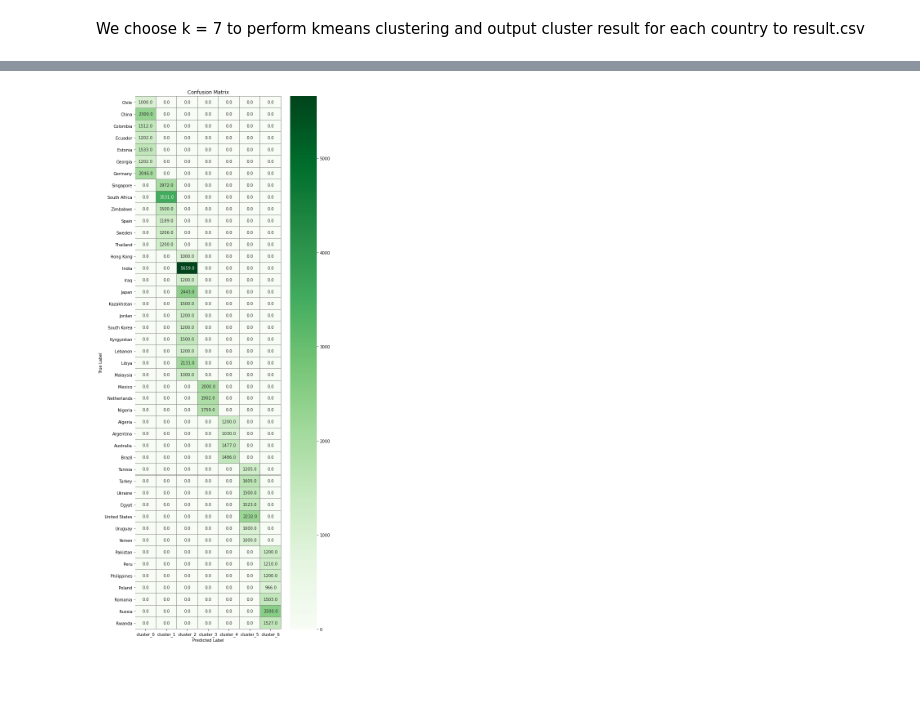
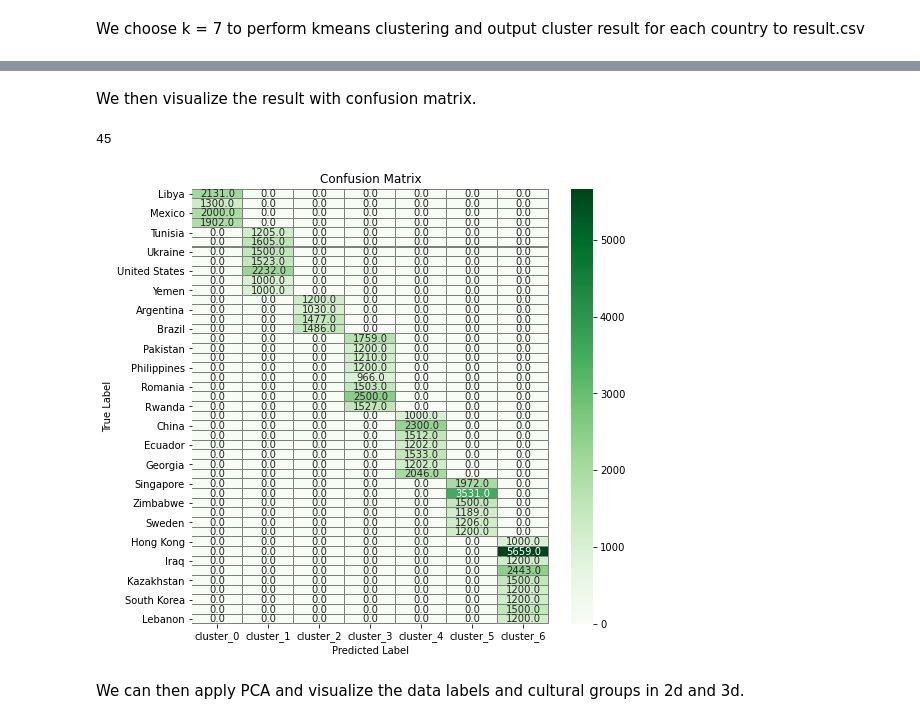
Before and after one commit to The2018/cultural-study, a Jupyter notebook: data cleaning.ipynb, the cells around one changed output, grey strips where cells are left out. Drawn from its saved outputs; the diff is of its cells as text; code cells hidden in the pictures; blank space fills up the shorter version.

```diff
--- a/data cleaning.ipynb
+++ b/data cleaning.ipynb
@@ -363,30 +365,38 @@ country_result.to_csv("../data_set/cultural_data/clean_data/country_result.csv",
+# %% [markdown]
+We then visualize the result with confusion matrix.
 # %%
 import seaborn as sns
 
 conf_index = [country[country["index"] == x]["name"].iloc[0] for x in result["country_label"]]
+conf_index = pd.Series(conf_index).drop_duplicates().tolist()
+print(len(conf_index))
 conf_mtr = pd.DataFrame(columns=["cluster_"+str(x) for x in range(7)],
                        index=conf_index)
 
 for i in range(conf_mtr.shape[1]):
     col = conf_mtr.columns[i]
     country_label = list(result[result["cluster"]==i]["country_label"])
     country_name_label = [country[country["index"] == x]["name"].iloc[0] for x in country_label]
 
     respondents = list(result[result["cluster"]==i]["number_of_respondents"]["count"])
+
     for j in range(len(country_label)):
         conf_mtr[col].loc[country_name_label[j]] = respondents[j]
 
 conf_mtr.fillna(0,inplace=True)
-conf_mtr.to_csv("../data_set/cultural_data/clean_data/conf_mtr.csv", index = False)
+conf_mtr.to_csv("../data_set/cultural_data/clean_data/conf_mtr.csv", index = True)
 
-f,ax = plt.subplots(figsize=(8, 24))
+f,ax = plt.subplots(figsize=(8, 8))
 sns.heatmap(conf_mtr, annot=True, linewidths=0.01,cmap="Greens",linecolor="gray", fmt= '.1f',ax=ax)
 plt.xlabel("Predicted Label")
 plt.ylabel("True Label")
 plt.title("Confusion Matrix")
 plt.show()
 # %% [output]
+45
-[figure, old version]
+[figure, new version]
+# %% [markdown]
+We can then apply PCA and visualize the data labels and cultural groups in 2d and 3d.
 # %%
 from sklearn.decomposition import PCA
 %matplotlib inline
```
Also changed, not shown: parts of 14 cells of this notebook.
